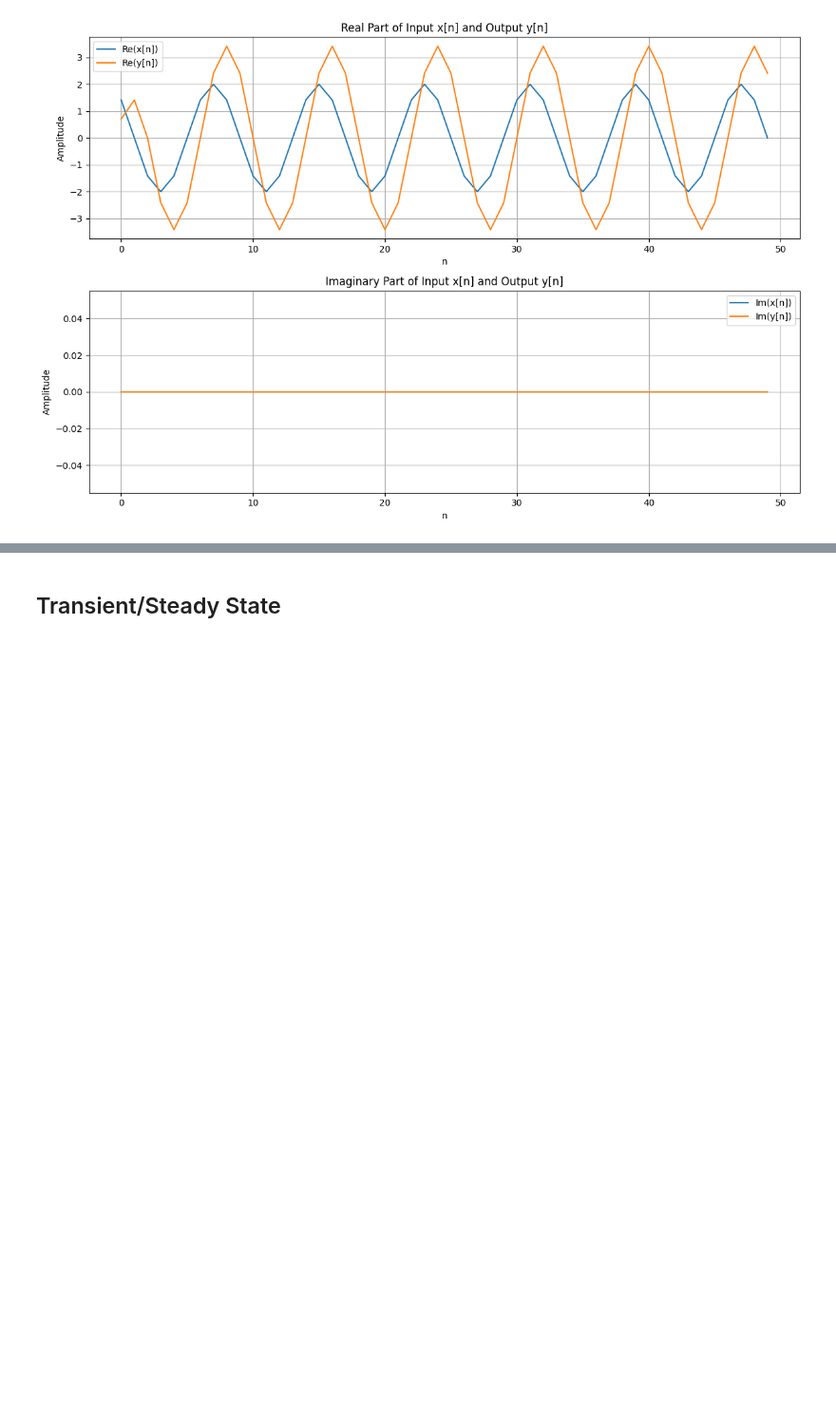
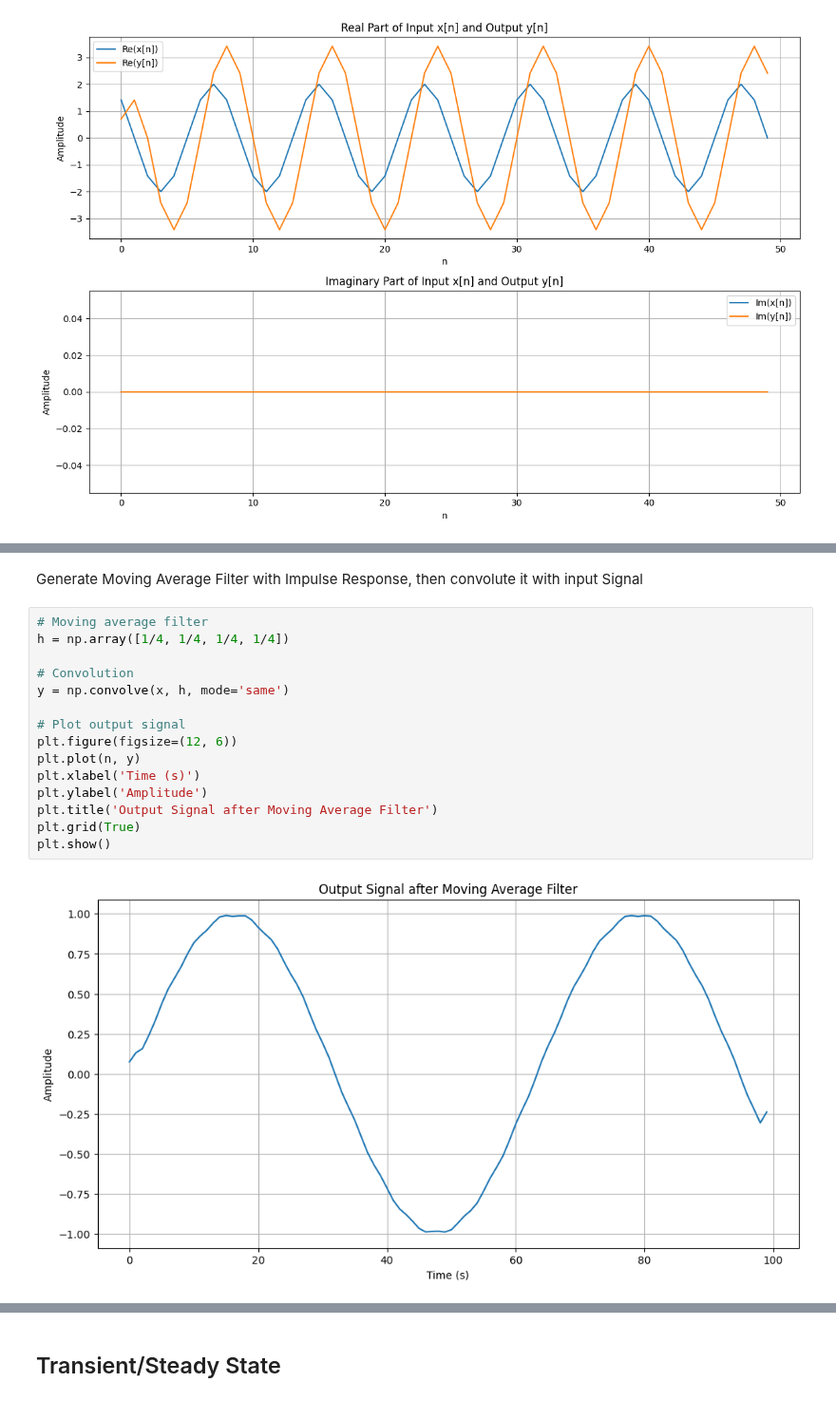
Before and after one commit to zharfanw/zhongshan_dsp_python, a Jupyter notebook: 10_Transform_DomainSystem.ipynb, the cells around one changed output, grey strips where cells are left out. Shown at 95% size. Saved outputs shown, nothing was run; the diff lists cells and outputs as text; blank space fills up the shorter version.

```diff
--- a/10_Transform_DomainSystem.ipynb
+++ b/10_Transform_DomainSystem.ipynb
@@ -192,0 +218,19 @@ plt.show()
+# %% [markdown]
+Generate Moving Average Filter with Impulse Response, then convolute it with input Signal
+# %%
+# Moving average filter
+h = np.array([1/4, 1/4, 1/4, 1/4])
+
+# Convolution
+y = np.convolve(x, h, mode='same')
+
+# Plot output signal
+plt.figure(figsize=(12, 6))
+plt.plot(n, y)
+plt.xlabel('Time (s)')
+plt.ylabel('Amplitude')
+plt.title('Output Signal after Moving Average Filter')
+plt.grid(True)
+plt.show()
+# %% [output]
+[figure, added]
```
Also changed, not shown: parts of 14 cells of this notebook.
